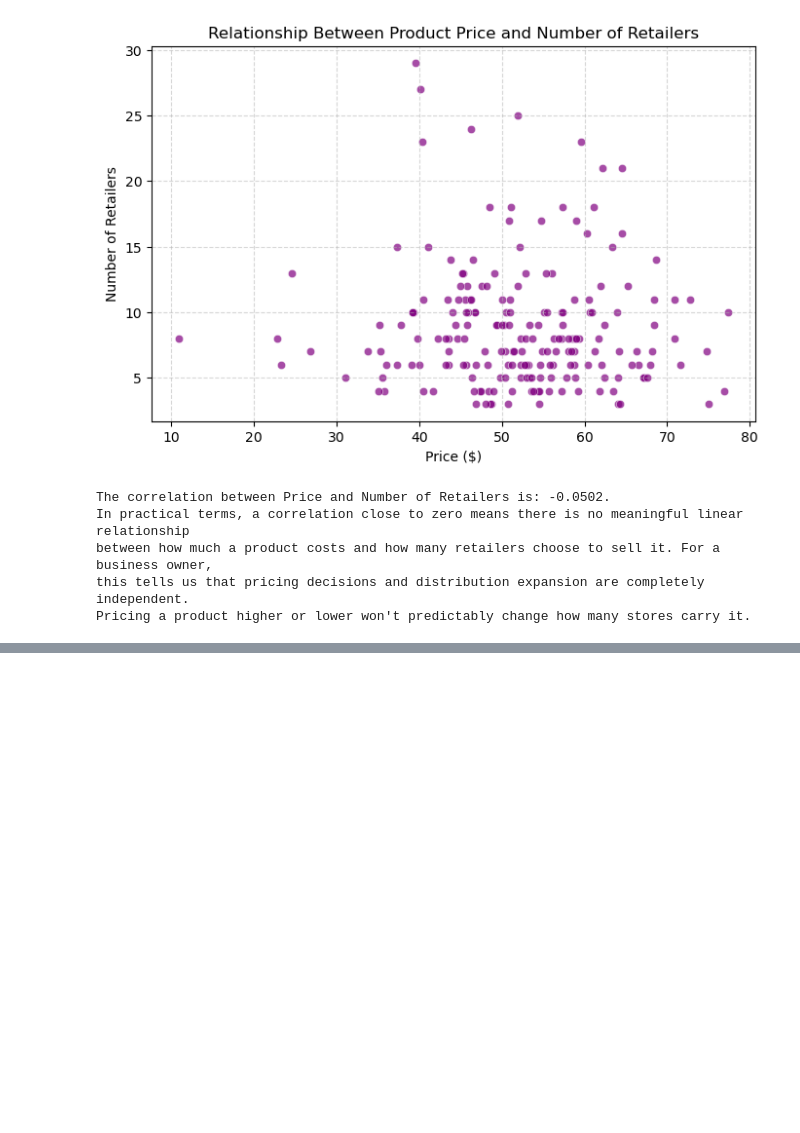
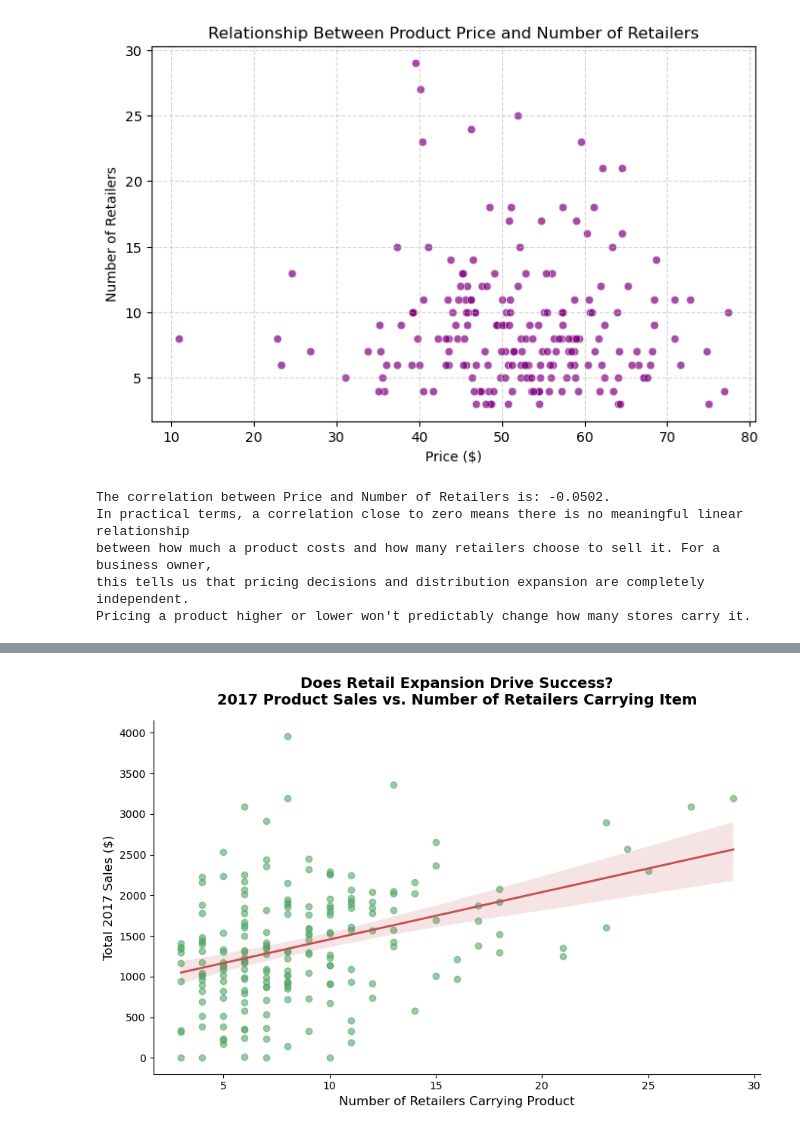
Before and after one commit to richierish32/MFIT, a Jupyter notebook: MFIT 860 - Data/Assignment 1 Solution.ipynb, the cells around one changed output, grey strips where cells are left out. Cells and saved outputs as stored; diff of their text form; code cells hidden in the pictures; blank space fills up the shorter version.

```diff
--- a/MFIT 860 - Data/Assignment 1 Solution.ipynb
+++ b/MFIT 860 - Data/Assignment 1 Solution.ipynb
@@ -415,0 +518,37 @@ Pricing a product higher or lower won't predictably change how many stores carry
+# %%
+# import matplotlib.pyplot as plt
+# import seaborn as sns
+
+# 1. Use 2017 data to capture the latest footprint performance
+df_2017 = sales_tidy[sales_tidy["Year"] == 2017].copy()
+
+# 2. Plotting
+plt.figure(figsize=(9, 6))
+
+# scatter plot with a trend/regression line to easily show the relationship
+sns.regplot(
+    data=df_2017,
+    x="Num_Retailers",
+    y="Sales",
+    scatter_kws={"alpha": 0.6, "color": "#55a868"},
+    line_kws={"color": "#c44e52", "linewidth": 2},
+)
+
+# 3. Standalone styling
+plt.title(
+    "Does Retail Expansion Drive Success?\n2017 Product Sales vs. Number of Retailers Carrying Item",
+    fontsize=14,
+    fontweight="bold",
+    pad=15,
+)
+plt.xlabel("Number of Retailers Carrying Product", fontsize=12)
+plt.ylabel("Total 2017 Sales ($)", fontsize=12)
+
+# Make X-axis show crisp integer store counts instead of floats
+plt.gca().xaxis.get_major_locator().set_params(integer=True)
+
+sns.despine()
+plt.tight_layout()
+plt.show()
+# %% [output]
+[figure, added]
```
Also changed, not shown: parts of 9 cells of this notebook.
